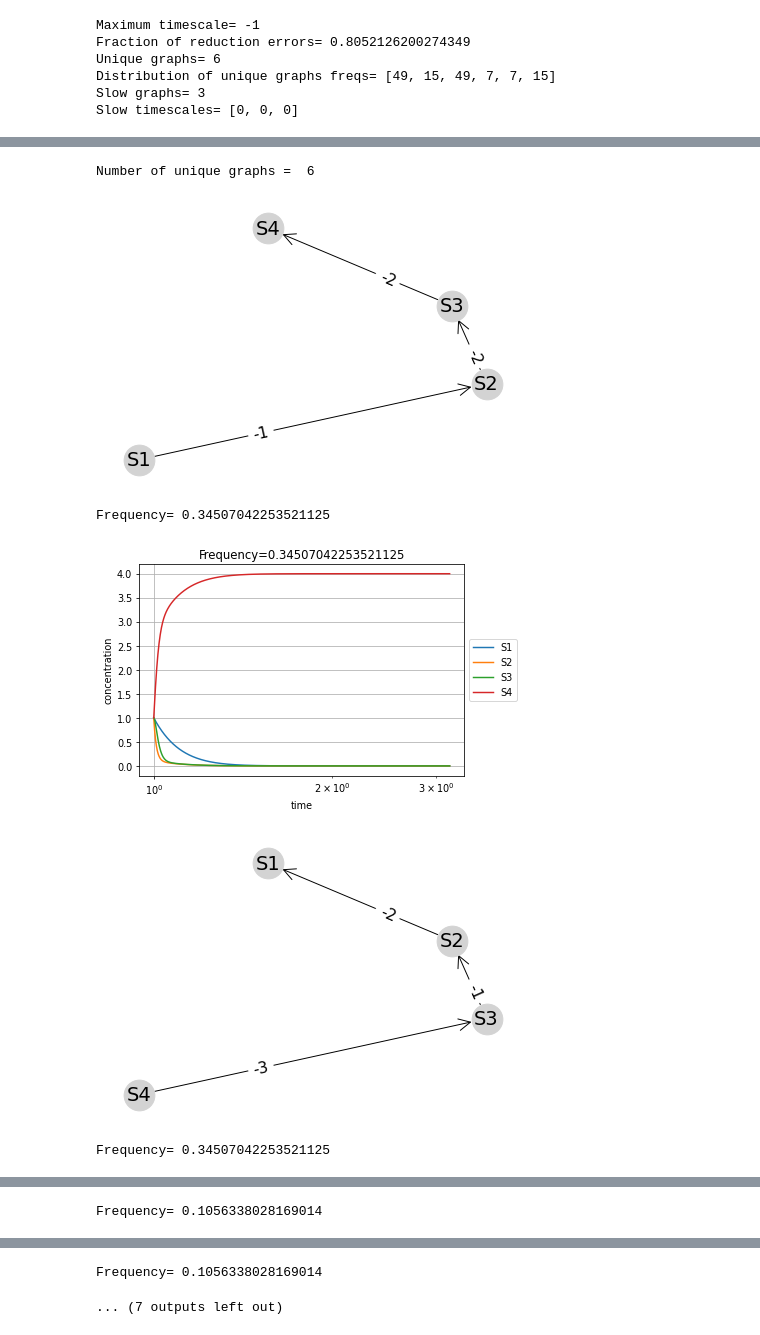
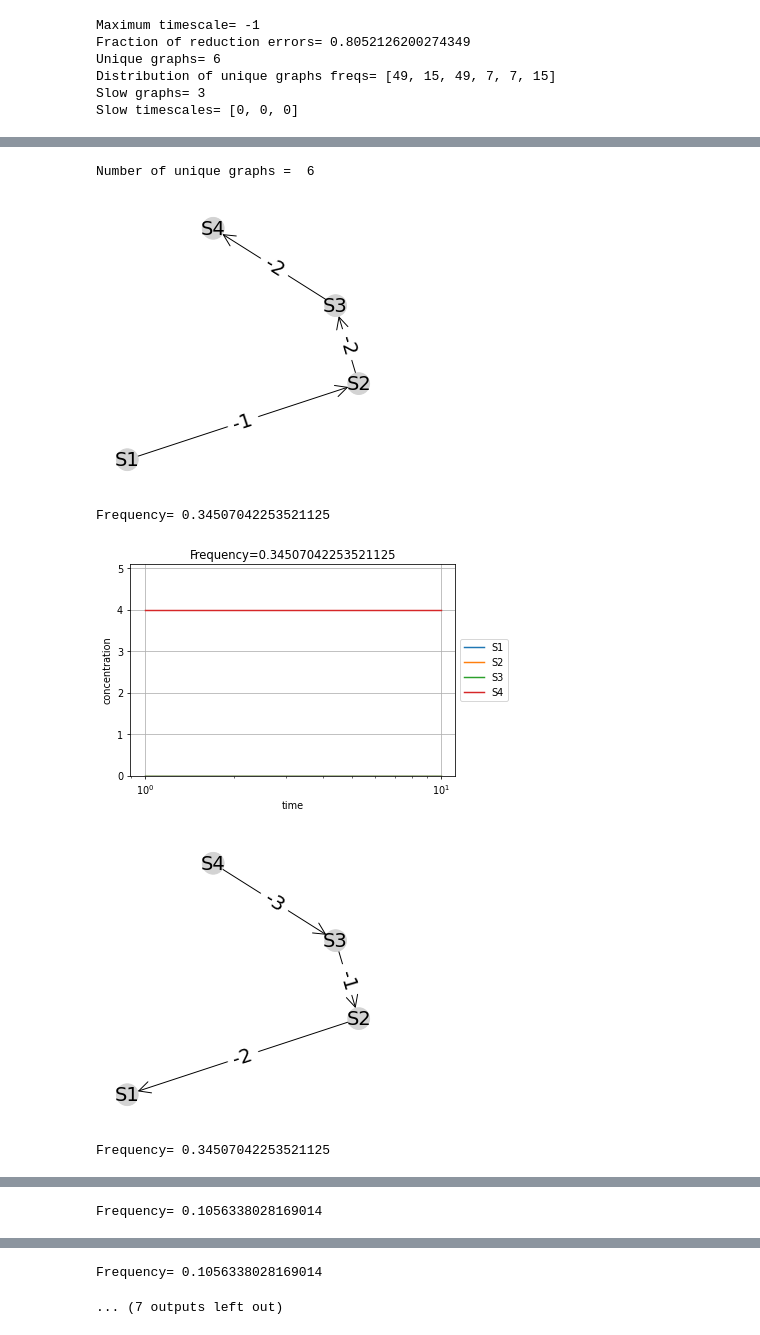
Before and after one commit to oradules/LNetReduce, a Jupyter notebook: Example_Petrov_paper.ipynb, the cells around one changed output, grey strips where cells are left out. Saved outputs shown, nothing was run; the diff lists cells and outputs as text; code cells hidden in the pictures.

```diff
--- a/Example_Petrov_paper.ipynb
+++ b/Example_Petrov_paper.ipynb
@@ -51,11 +114,18 @@ print(len(graphs),' graphs generated.')
 # we also seek for the appearance of super-slow timescales, not initially present in the system
 
 def nm(n1,n2):
-    return n1['id'] == n2['id']
-
+    if n1['id']==n2['id']:
+        return True
+    else:
+        return False
 
 def get_max_timescale(G):
-    return max([ w for src,tgt,w in G.edges(data='weight') ])
+    max_time_scale = -np.inf
+    for e in G.edges:
+        weight = G.get_edge_data(e[0],e[1])['weight']
+        if weight>max_time_scale:
+            max_time_scale = weight
+    return max_time_scale
 
 max_timescale = get_max_timescale(G)
 print('Maximum timescale=',max_timescale)
@@ -67,9 +137,9 @@ counts = []
 count_errors = 0
 for gr in graphs:
     try:
-        ugr = lnetreduce.reduce_graph(gr)
+        ugr = reduction.reduce_graph(gr)
         mx_ts = get_max_timescale(ugr)
-        if mx_ts > max_timescale:
+        if mx_ts>max_timescale:
             slow_graphs.append(gr)
             slow_timescales.append(mx_ts)
         node_ids = {}
@@ -120,7 +190,7 @@ else:
 
 do_plot_dynamics = True
 
-timescale=1
+timescale=2
 
 k = 0
 for i in irx:
@@ -133,24 +203,24 @@ for i in irx:
     nx.draw(ugr, pos, with_labels = True,node_color=color_map,
             font_size=20,node_size=500,arrowsize=30,
             arrowstyle='->',connectionstyle="arc3,rad=0.1")
-    edge_labels = nx.get_edge_attributes(ugr, 'weight')
+    edge_labels = get_edge_labels_dic(ugr)
     #nx.draw_networkx_edge_labels(ugr,pos,edge_labels=edge_labels,font_color='black',font_size=20)
     for e in ugr.edges:
         print(e,edge_labels[e])
     plt.title('Initial, max timescale='+str(get_max_timescale(ugr)))
     plt.subplot(1,2,2)
-    ugr = lnetreduce.reduce_graph(ugr)
+    ugr = reduction.reduce_graph(ugr)
     color_map = []
     for n in ugr:
         color_map.append('lightgray')
     nx.draw(ugr, pos, with_labels = True,node_color=color_map,font_size=20,node_size=500,arrowsize=30,arrowstyle='->')
-    edge_labels = nx.get_edge_attributes(ugr, 'weight')
+    edge_labels = get_edge_labels_dic(ugr)
     nx.draw_networkx_edge_labels(ugr,pos,edge_labels=edge_labels,font_color='black',font_size=20)
     plt.title('Reduced, max timescale='+str(slow_timescales[i]))
     plt.show()
 
     if do_plot_dynamics:
-        lnetreduce.simulate_and_plot(ugr, timescale,title='Max timescale='+str(slow_timescales[i]), method='odeint')
+        plot_dynamics(ugr,title='Max timescale='+str(slow_timescales[i]),timescale=timescale)
     k+=1
     if k>max_number_of_graphs:
         break
@@ -183,34 +253,44 @@ Number of slow graphs =  3
 # %%
 # draw unique graphs
 plt.rcParams['figure.dpi']= 70
 print('Number of unique graphs = ',len(unique_reduced))
 
 
 max_number_of_graphs = 20
 most_frequent = True
 if most_frequent:
     irx = np.argsort(-np.array(counts))
 else:
     irx = np.argsort(np.array(counts))
 
 do_plot_dynamics = True
 
-timescale=0.5
+timescale=1
 
-for k,i in enumerate(irx):
+k = 0
+for i in irx:
     ugr = unique_reduced[i]
-    pos = lnetreduce.plot_graph(ugr, edge_labels='weight')
+    plt.figure(figsize=(4,4))
+    color_map = []
+    for n in ugr:
+        color_map.append('lightgray')
+    nx.draw(ugr, pos, with_labels = True,node_color=color_map,font_size=20,node_size=500,arrowsize=30,arrowstyle='->')
+    edge_labels = get_edge_labels_dic(ugr)
+    nx.draw_networkx_edge_labels(ugr,pos,edge_labels=edge_labels,font_color='black',font_size=20)
     plt.show()
     print('Frequency=',counts[i]/total_counts)
     if do_plot_dynamics:
-        lnetreduce.simulate_and_plot(ugr, timescale, method='odeint', title='Frequency=%s' % (counts[i]/total_counts))
+        #plot_dynamics(ugr,title='Frequency='+str(counts[i]/total_counts),timescale=timescale,highlighted_node='MYCN')
+        plot_dynamics(ugr,title='Frequency='+str(counts[i]/total_counts),timescale=timescale)
+        plt.ylim([0,5.1])
         plt.show()
+    k+=1
     if k>max_number_of_graphs:
         break
 # %% [output]
 Number of unique graphs =  6
-[figure, old version]
+[figure, new version]
 Frequency= 0.34507042253521125
-[figure, old version]
+[figure, new version]
-[figure, old version]
+[figure, new version]
 Frequency= 0.34507042253521125
```
Also changed, not shown: parts of 9 cells of this notebook.
